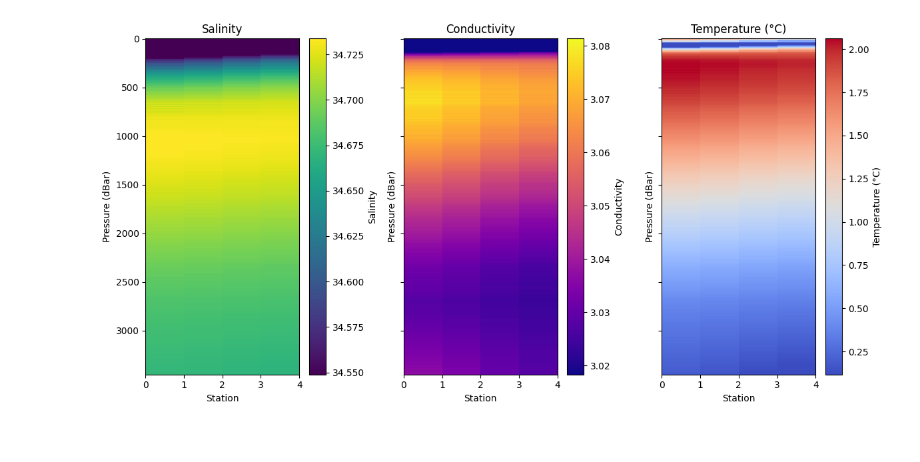
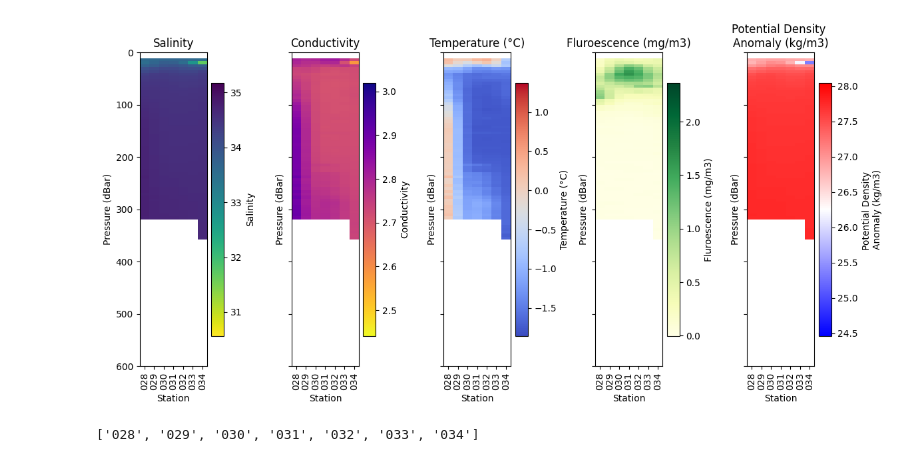
Before and after one commit to isabelle-white/COOKIES, a Jupyter notebook: CTD_interp.ipynb, the cells around one changed output. Drawn from its saved outputs; the diff is of its cells as text; code cells hidden in the pictures.

Commit message:
more updates to DTC and CTD plotting code for stations upto 18 feb 2026

```diff
--- a/CTD_interp.ipynb
+++ b/CTD_interp.ipynb
@@ -208,0 +218,17 @@ latitude shape: (81524,)
+# %%
+data_dir = '/Users/iw2g24/PycharmProjects/COOKIES/Data/ctd_data/'
+
+# Find all NetCDF files
+files = glob.glob(os.path.join(data_dir, 'in2026_v01_*', 'in2026_v01_*.nc'))
+
+# Sort numerically by station number
+files = sorted(files, key=lambda f: int(os.path.basename(f).split('_')[-1].split('.')[0]))
+
+datasets = {}
+stations_all = []
+
+for file_name in files:
+    stn = os.path.basename(file_name).split('_')[-1].split('.')[0]
+    stations_all.append(stn)
+    datasets[stn] = xr.open_dataset(file_name, decode_timedelta=False)
+    print(f"Opened dataset for station {stn}")
@@ -469,50 +1643,73 @@ import numpy as np
 # 1. Build smoothed transect grids
 # -----------------------------
 
-sigma = 2.0
+sigma = 1.0
+y_min = 0
+y_max = 600
 
 sal_grid_smooth  = gaussian_filter1d(sal_grid,  sigma=sigma, axis=0)
 temp_grid_smooth = gaussian_filter1d(temp_grid, sigma=sigma, axis=0)
 cond_grid_smooth = gaussian_filter1d(cond_grid, sigma=sigma, axis=0)
+fluro_grid_smooth = gaussian_filter1d(fluro_grid, sigma=sigma, axis=0)
+rho0_grid_smooth = gaussian_filter1d(rho0_grid, sigma=sigma, axis=0)
 
 # -----------------------------
 # 2. Plot smoothed transects
 # -----------------------------
 
-fig, axs = plt.subplots(1, 3, figsize=(12, 6), sharey=True)
+fig, axs = plt.subplots(1, 5, figsize=(12, 6), sharey=True)
 
 variables = [
-    (sal_grid_smooth,  "Salinity",        "viridis",
-     np.percentile(sal_grid, 5),  np.percentile(sal_grid, 95)),
+    (sal_grid_smooth,  "Salinity",        "viridis_r", np.nanmin(sal_grid), np.nanmax(sal_grid)),
 
-    (cond_grid_smooth, "Conductivity",    "plasma",
-     np.percentile(cond_grid, 5), np.percentile(cond_grid, 95)),
+    (cond_grid_smooth, "Conductivity",    "plasma_r", np.nanmin(cond_grid), np.nanmax(cond_grid)),
 
-    (temp_grid_smooth, "Temperature (°C)", "coolwarm",
-     np.percentile(temp_grid, 5), np.percentile(temp_grid, 95))
+    (temp_grid_smooth, "Temperature (°C)", "coolwarm", np.nanmin(temp_grid), np.nanmax(temp_grid)),
+
+    (fluro_grid_smooth, "Fluroescence (mg/m3)", "YlGn", np.nanmin(fluro_grid), np.nanmax(fluro_grid)),
+
+    (rho0_grid_smooth, 'Potential Density \nAnomaly (kg/m3)', 'bwr', np.nanmin(rho0_grid), np.nanmax(rho0_grid)),
 ]
 
 for ax, (var2d, title, cmap, vmin, vmax) in zip(axs, variables):
 
     pcm = ax.pcolormesh(
-        x_edges,          # station edges
-        p_edges,          # pressure edges
+        x,          # station edges
+        p_grid,          # pressure edges
         var2d.T,          # (pressure, station)
         shading='auto',
         cmap=cmap,
         vmin=vmin,
         vmax=vmax
     )
 
-    ax.invert_yaxis()
+    # Set station numbers as x-ticks
+    ax.set_xticks(x)
+    ax.set_xticklabels(stations)
+    ax.tick_params(axis='x', labelrotation=90)
+
+    # ax.invert_yaxis()
+    ax.set_title(title)
+    ax.set_xlabel("Cast Number")
+    ax.set_ylabel("Pressure (dBar)")
+
+    # ax.invert_yaxis()
     ax.set_title(title)
     ax.set_xlabel("Station")
     ax.set_ylabel("Pressure (dBar)")
 
     cbar = plt.colorbar(pcm, ax=ax)
     cbar.set_label(title)
 
+axs[0].set_ylim(y_min, y_max)
+axs[0].invert_yaxis()
 plt.tight_layout()
 plt.show()
 # %% [output]
-[figure, old version]
+[figure, new version]
+# %%
+# extract salinty, temperature, potential density gradients for each CTD cast (Laura to plot against internal waves)
+
+print(stations)
+# %% [output]
+['028', '029', '030', '031', '032', '033', '034']
```
Also changed, not shown: parts of 23 cells of this notebook, 6 other files.
